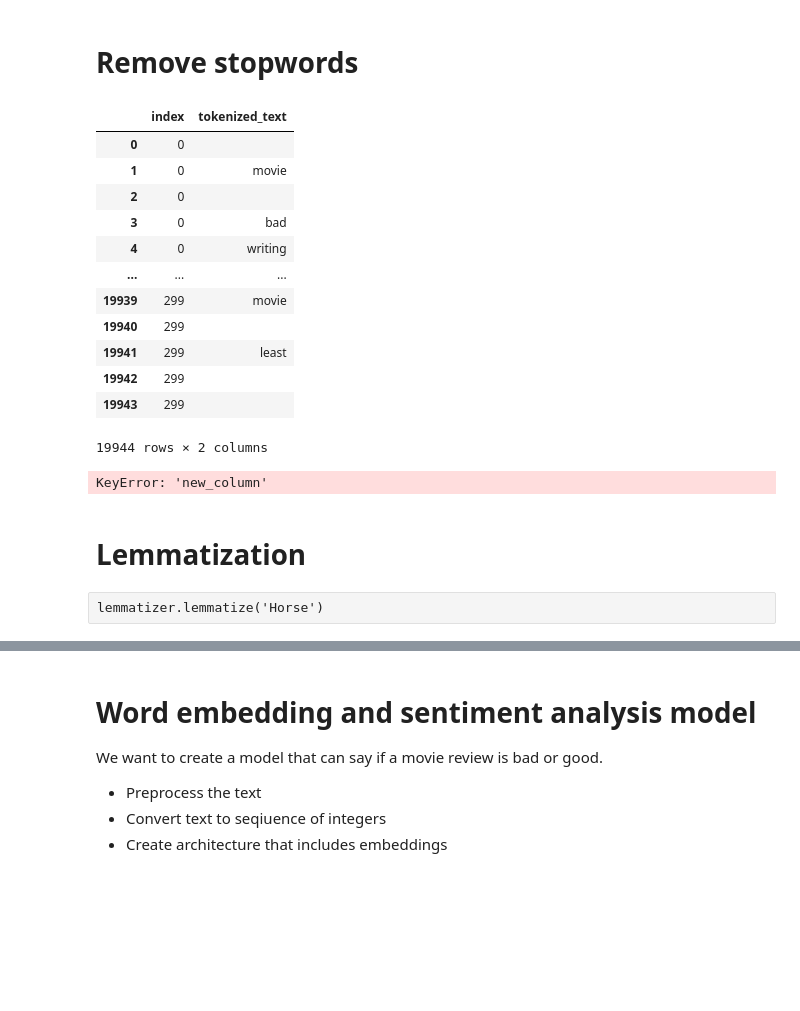
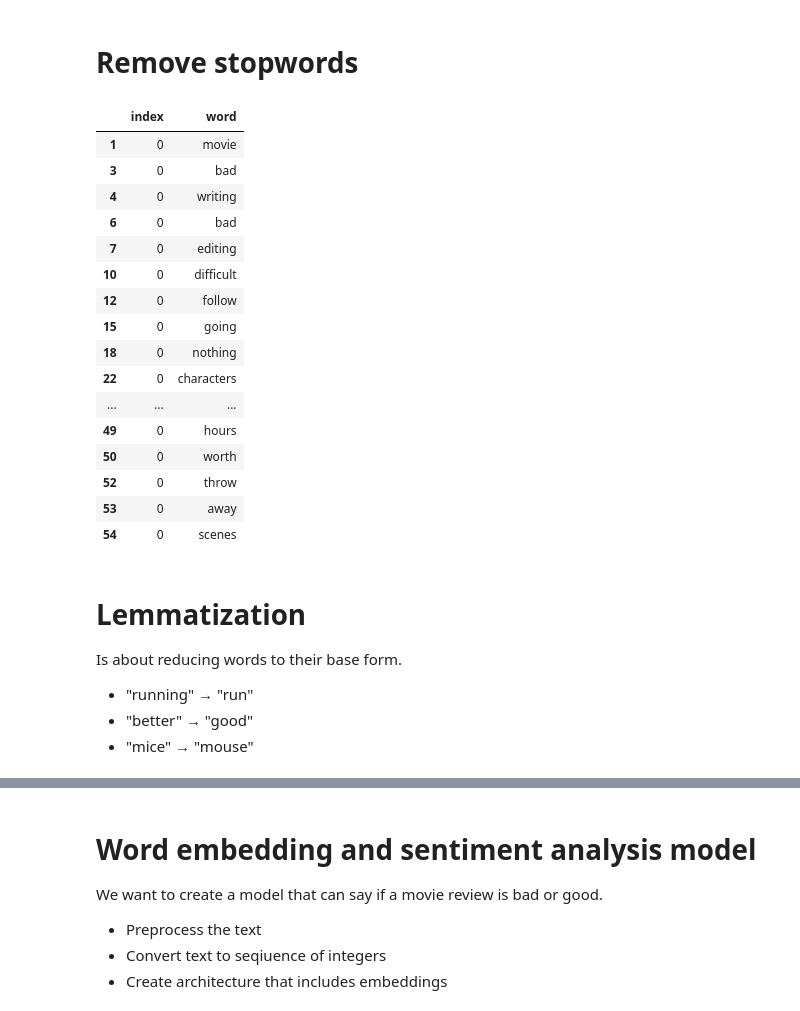
Before and after one commit to JoelOscarsson/DeepLearning, a Jupyter notebook: NLP/nlp-exercise-template.ipynb, the cells around one changed output, grey strips where cells are left out. Drawn from its saved outputs; the diff is of its cells as text; code cells hidden in the pictures; blank space fills up the shorter version.

```diff
--- a/NLP/nlp-exercise-template.ipynb
+++ b/NLP/nlp-exercise-template.ipynb
@@ -139,46 +139,45 @@ stop_words = set(stopwords.words('english'))
 # %%
 def remove_stopwords(tokenized_text, stop_words):
     """ Remove stopwords from the tokenized text column"""
 
     tokenized_text['tokenized_text'] = tokenized_text['tokenized_text'].apply(lambda x: ' '.join([word for word in x.split() if word not in (stop_words)]))
 
 
-    # tokenized_text['new_column'] = tokenized_text['tokenized_text'].apply(lambda row: [word for word in row if word not in stop_words])
-
     return tokenized_text
 
 
 tokenized_text = remove_stopwords(tokenized_text.copy(), stop_words)
 
 # Display the new column
-tokenized_text
+tokenized_text = tokenized_text[tokenized_text['tokenized_text'].apply(len) > 0]
+# rename column
+tokenized_text = tokenized_text.rename(columns={'tokenized_text': 'word'})
+tokenized_text.head(14)
 # %% [output]
-|  | index | tokenized_text |
-| 0 | 0 |  |
+|  | index | word |
 | 1 | 0 | movie |
-| 2 | 0 |  |
 | 3 | 0 | bad |
 | 4 | 0 | writing |
+| 6 | 0 | bad |
+| 7 | 0 | editing |
+| 10 | 0 | difficult |
+| 12 | 0 | follow |
+| 15 | 0 | going |
+| 18 | 0 | nothing |
+| 22 | 0 | characters |
 | ... | ... | ... |
-| 19939 | 299 | movie |
-| 19940 | 299 |  |
-| 19941 | 299 | least |
-| 19942 | 299 |  |
-| 19943 | 299 |  |
+| 49 | 0 | hours |
+| 50 | 0 | worth |
+| 52 | 0 | throw |
+| 53 | 0 | away |
+| 54 | 0 | scenes |
-19944 rows × 2 columns
-# %%
-def remove_stopwords(tokenized_text):
-    """ Remove stopwords from the tokenized text column"""
-    tokenized_text['new_column'] = tokenized_text['tokenized_text'].apply(lambda row: [word for word in row if word not in stop_words])
-
-    return tokenized_text
-
-tokenized_text['new_column'].head()
-# %% [output]
-KeyError: 'new_column'
 # %% [markdown]
 # Lemmatization
+
+Is about reducing words to their base form.
+
+* "running" → "run"
+* "better" → "good"
+* "mice" → "mouse"
 # %%
 lemmatizer = WordNetLemmatizer()
-# %% [raw]
-lemmatizer.lemmatize('Horse')
```
Also changed, not shown: parts of 4 cells of this notebook.
